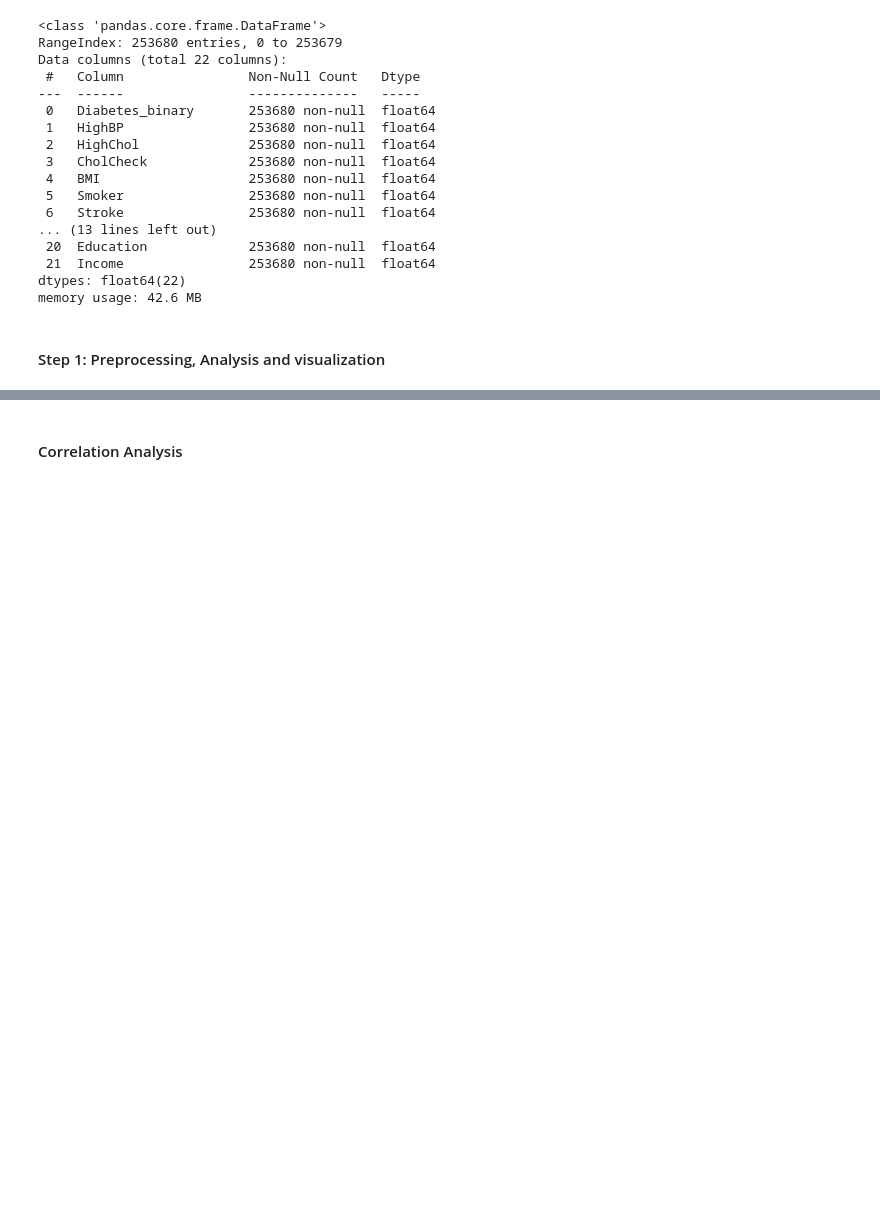
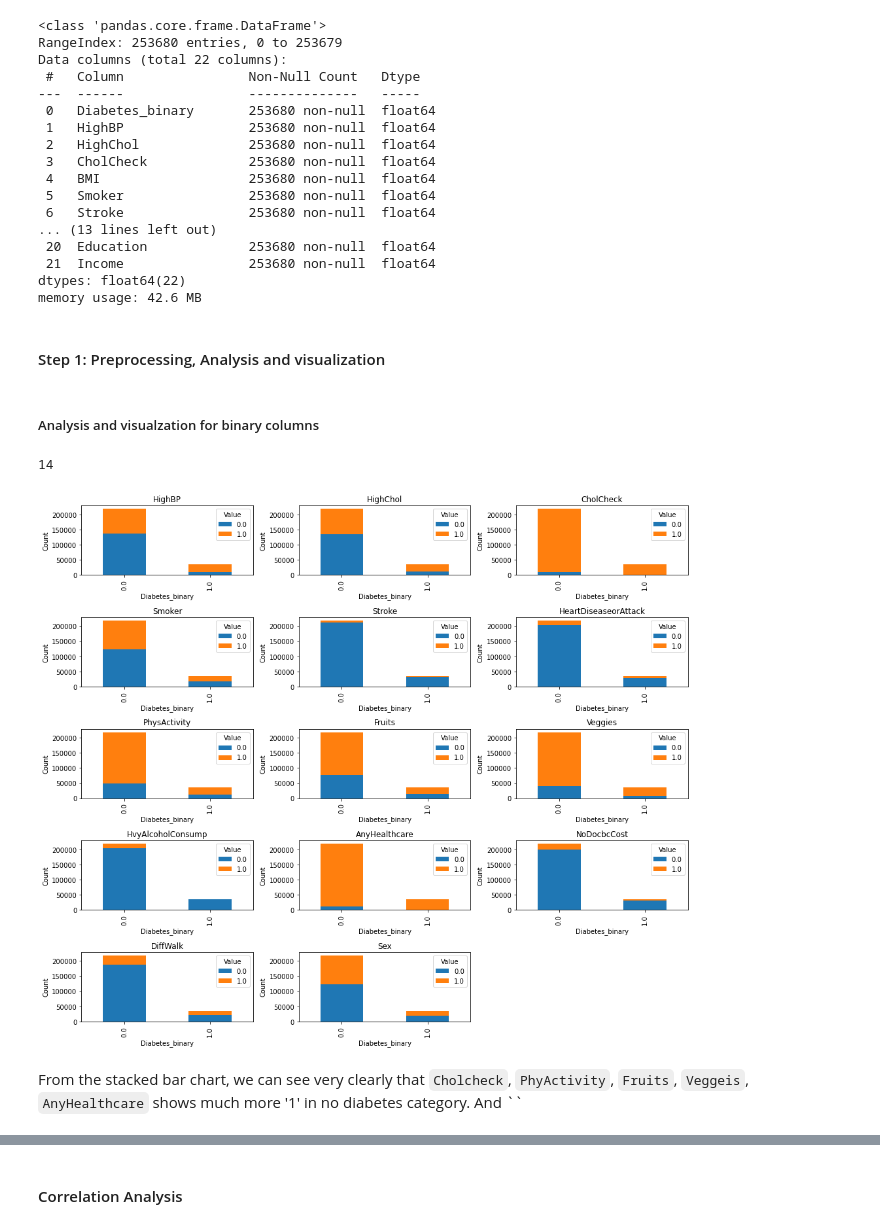
Before and after one commit to Kenzirey/ML-Assignment2, a Jupyter notebook: data_preprocessing.ipynb, the cells around one changed output, grey strips where cells are left out. Saved outputs shown, nothing was run; the diff lists cells and outputs as text; code cells hidden in the pictures; blank space fills up the shorter version.

Commit message:
some visualizations

```diff
--- a/data_preprocessing.ipynb
+++ b/data_preprocessing.ipynb
@@ -67,0 +60,32 @@ plt.show()
+# %% [markdown]
+##### Analysis and visualzation for binary columns
+# %%
+binary_columns = data.columns[(df.nunique() == 2) & (data.columns != 'Diabetes_binary')]
+
+# Extract the columns
+len(binary_columns)
+# %% [output]
+14
+# %%
+# the stacked bar charts for binary columns
+plt.figure(figsize=(14, 12))
+
+# Loop through each binary column to create a stacked bar chart with colors
+for i, column in enumerate(binary_columns[:14]):  # Limit to 12 columns for a 4x3 grid
+    plt.subplot(5, 3, i + 1)  # Create subplots
+    # Group by 'Diabetes_binary' and calculate the value counts of the binary columns
+    df_grouped = df.groupby('Diabetes_binary')[column].value_counts().unstack().fillna(0)
+
+    # Plot the stacked bar chart with color labels
+    df_grouped.plot(kind='bar', stacked=True, ax=plt.gca(), color=["#1f77b4", "#ff7f0e"], title=column, legend=True)
+    plt.xlabel('Diabetes_binary')
+    plt.ylabel('Count')
+    plt.legend(title='Value', loc='upper right')
+
+# Adjust layout for better fit
+plt.tight_layout()
+plt.show()
+# %% [output]
+[figure, added]
+# %% [markdown]
+From the stacked bar chart, we can see very clearly that `Cholcheck`, `PhyActivity`, `Fruits`, `Veggeis`, `AnyHealthcare` shows much more '1' in no diabetes category. And ``
```
Also changed, not shown: parts of 8 cells of this notebook.
